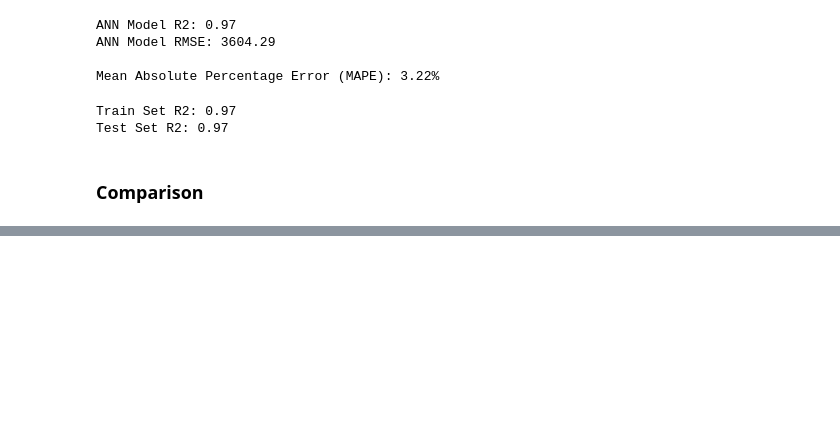
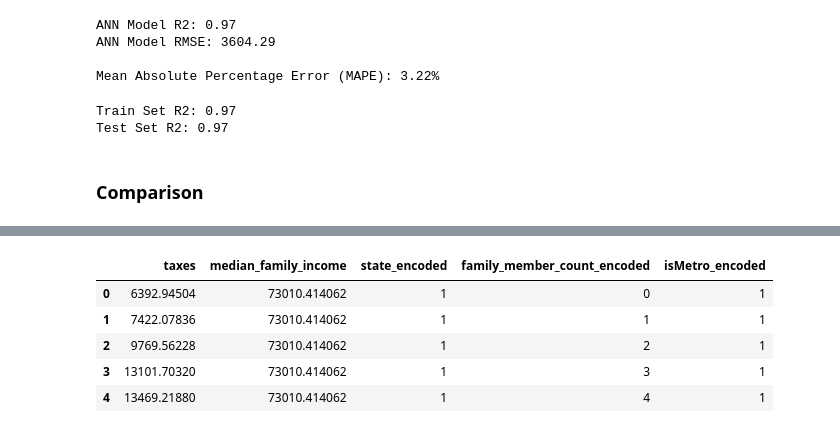
Before and after one commit to ayberkozcan/regression-exercises, a Jupyter notebook: Analyzing Cost of Living/analyzing_cost_of_living.ipynb, the cells around one changed output, grey strips where cells are left out. Cells and saved outputs as stored; diff of their text form; code cells hidden in the pictures; blank space fills up the shorter version.

```diff
--- a/Analyzing Cost of Living/analyzing_cost_of_living.ipynb
+++ b/Analyzing Cost of Living/analyzing_cost_of_living.ipynb
@@ -841,0 +853,11 @@ comparison_df
+# %%
+df = df.drop(columns=["total_cost", "housing_cost", "food_cost", "transportation_cost", "healthcare_cost", "other_necessities_cost", "childcare_cost"])
+
+df.head()
+# %% [output]
+|  | taxes | median_family_income | state_encoded | family_member_count_encoded | isMetro_encoded |
+| 0 | 6392.94504 | 73010.414062 | 1 | 0 | 1 |
+| 1 | 7422.07836 | 73010.414062 | 1 | 1 | 1 |
+| 2 | 9769.56228 | 73010.414062 | 1 | 2 | 1 |
+| 3 | 13101.70320 | 73010.414062 | 1 | 3 | 1 |
+| 4 | 13469.21880 | 73010.414062 | 1 | 4 | 1 |
```
Also changed, not shown: parts of 15 cells of this notebook.
